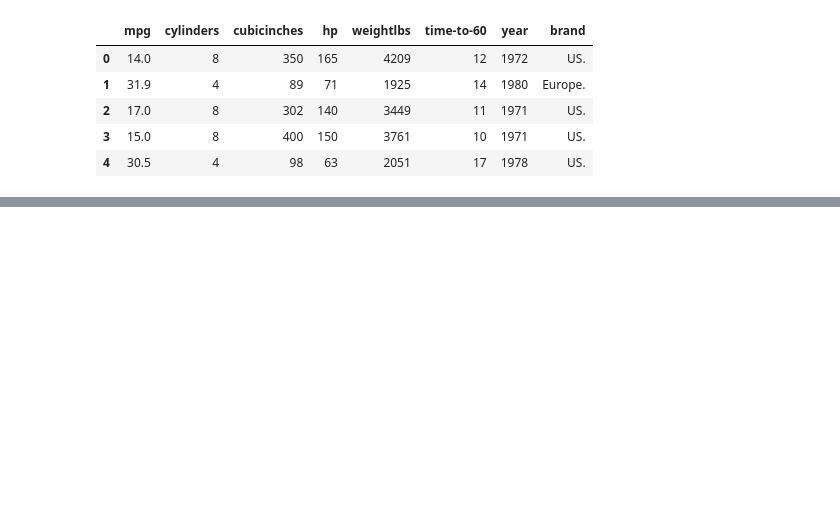
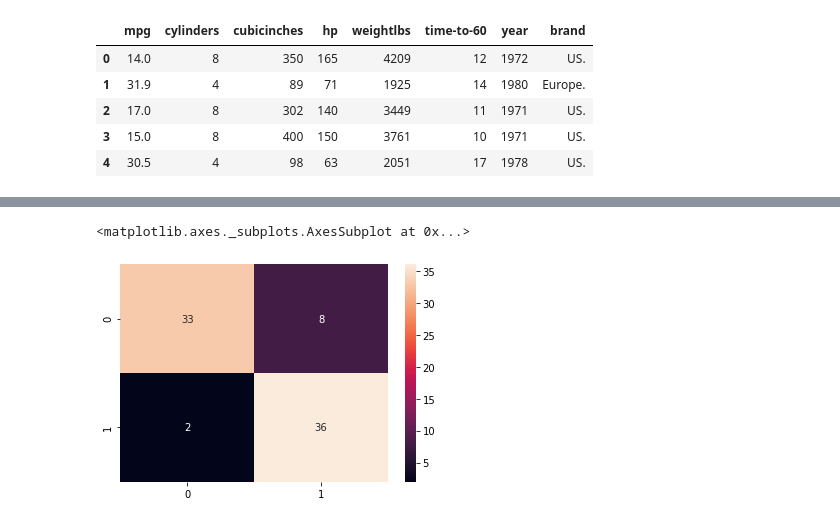
Before and after one commit to bssouza/Desafio_Final_Bootcamp_Machine_Learning, a Jupyter notebook: Desafio_Final_Bootcamp.ipynb, the cells around one changed output, grey strips where cells are left out. Cells and saved outputs as stored; diff of their text form; code cells hidden in the pictures; blank space fills up the shorter version.

```diff
--- a/Desafio_Final_Bootcamp.ipynb
+++ b/Desafio_Final_Bootcamp.ipynb
@@ -40,0 +162,7 @@ memory usage: 16.4+ KB
+# %%
+# PERGUNTA 14 - Sobre a matriz de confusão obtida após a aplicação da árvore de decisão,
+# como mostrado anteriormente, é INCORRETO afirmar:
+sns.heatmap(confusion_matrix(y_test ,y_pred_2), annot = True)
+# %% [output]
+<matplotlib.axes._subplots.AxesSubplot at 0x...>
+[figure, added]
```
Also changed, not shown: parts of 23 cells of this notebook, 1 other file.
